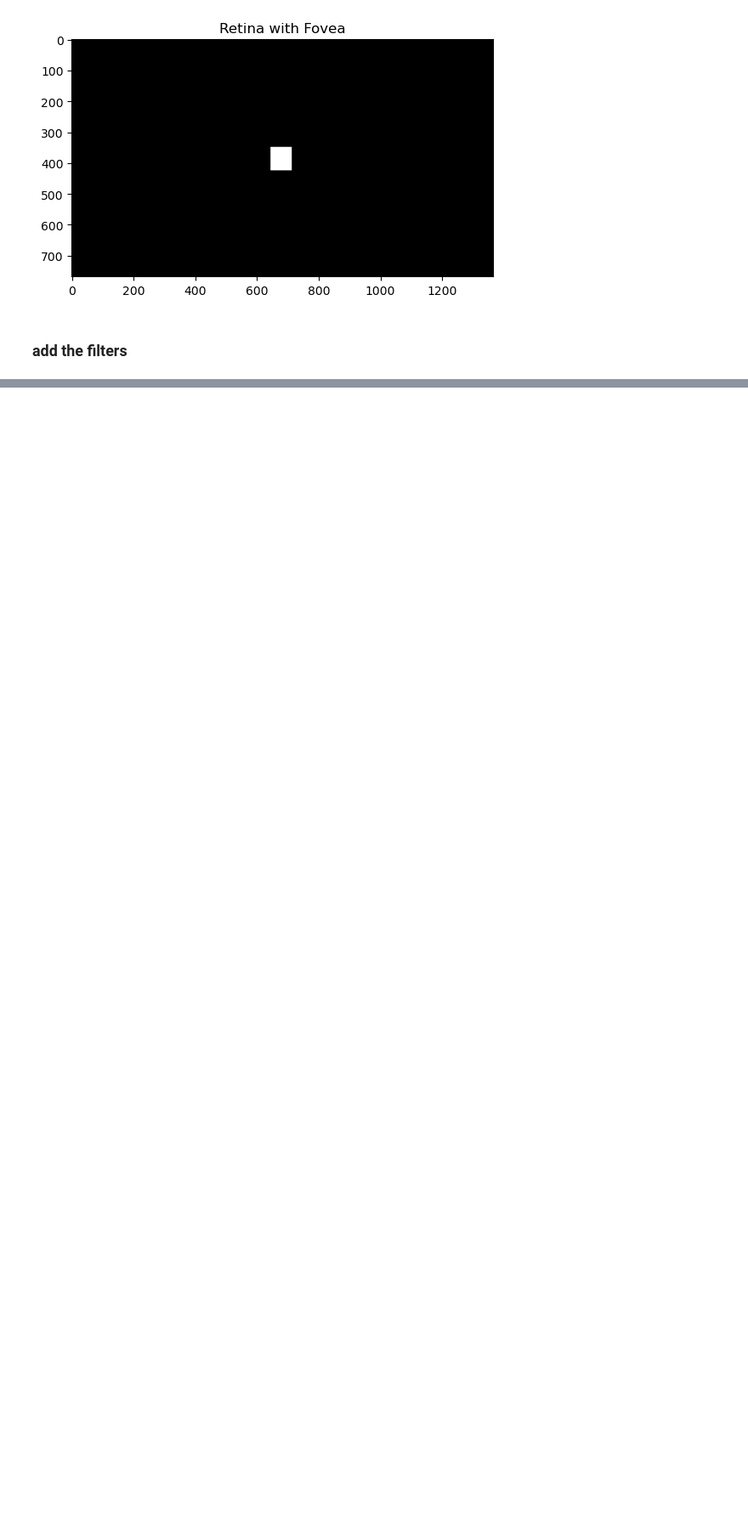
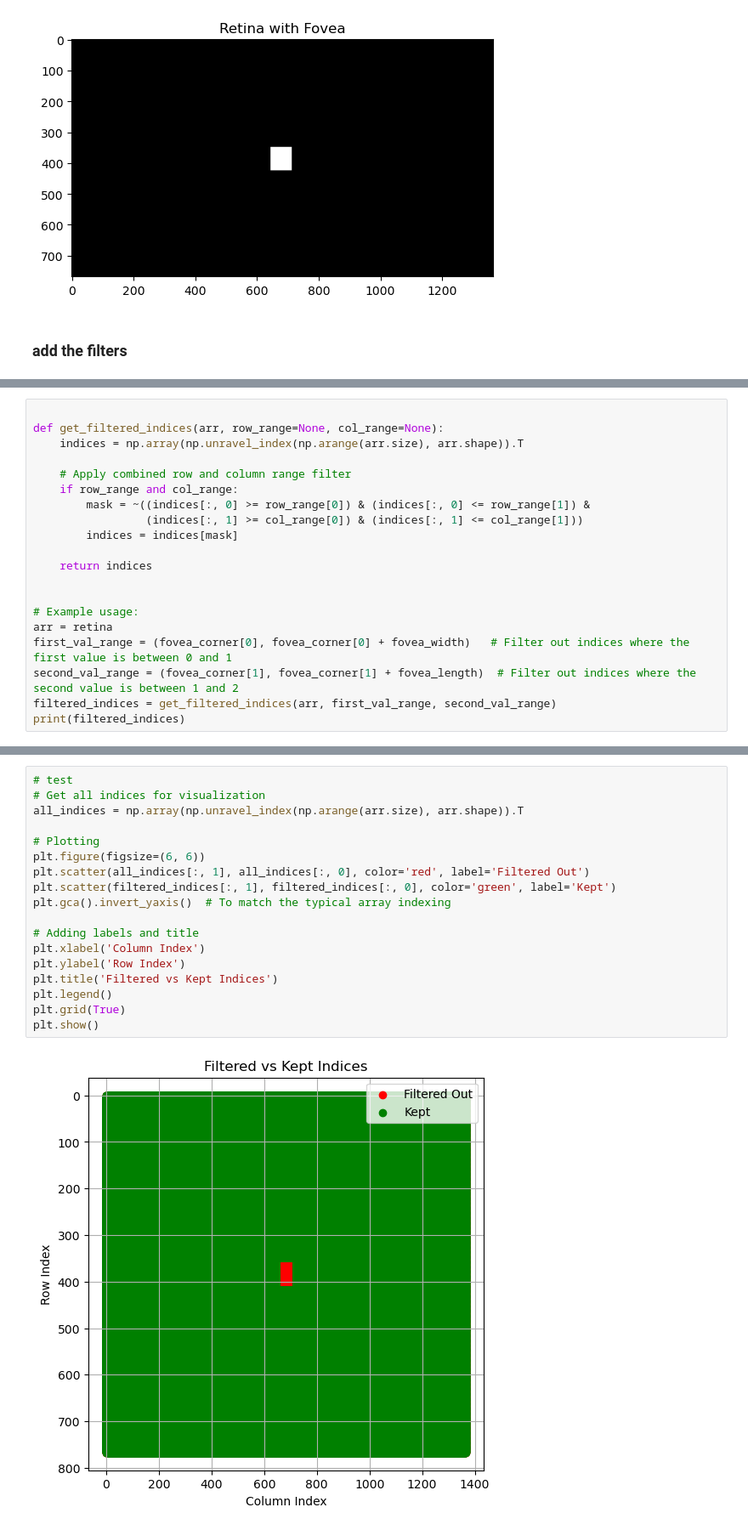
Before and after one commit to pre6/Creating_Retina_Using_CNN, a Jupyter notebook: 7. Get_Distribution_of_Rode_Cone_cells.ipynb, the cells around one changed output, grey strips where cells are left out. Shown at 85% size. Saved outputs shown, nothing was run; the diff lists cells and outputs as text; blank space fills up the shorter version.

```diff
--- a/7. Get_Distribution_of_Rode_Cone_cells.ipynb
+++ b/7. Get_Distribution_of_Rode_Cone_cells.ipynb
@@ -283,0 +174,20 @@ plt.show()
+# %%
+
+def get_filtered_indices(arr, row_range=None, col_range=None):
+    indices = np.array(np.unravel_index(np.arange(arr.size), arr.shape)).T
+
+    # Apply combined row and column range filter
+    if row_range and col_range:
+        mask = ~((indices[:, 0] >= row_range[0]) & (indices[:, 0] <= row_range[1]) &
+                 (indices[:, 1] >= col_range[0]) & (indices[:, 1] <= col_range[1]))
+        indices = indices[mask]
+
+    return indices
+
+
+# Example usage:
+arr = retina
+first_val_range = (fovea_corner[0], fovea_corner[0] + fovea_width)   # Filter out indices where the first value is between 0 and 1
+second_val_range = (fovea_corner[1], fovea_corner[1] + fovea_length)  # Filter out indices where the second value is between 1 and 2
+filtered_indices = get_filtered_indices(arr, first_val_range, second_val_range)
+print(filtered_indices)
@@ -283,0 +202,20 @@ plt.show()
+# %%
+# test
+# Get all indices for visualization
+all_indices = np.array(np.unravel_index(np.arange(arr.size), arr.shape)).T
+
+# Plotting
+plt.figure(figsize=(6, 6))
+plt.scatter(all_indices[:, 1], all_indices[:, 0], color='red', label='Filtered Out')
+plt.scatter(filtered_indices[:, 1], filtered_indices[:, 0], color='green', label='Kept')
+plt.gca().invert_yaxis()  # To match the typical array indexing
+
+# Adding labels and title
+plt.xlabel('Column Index')
+plt.ylabel('Row Index')
+plt.title('Filtered vs Kept Indices')
+plt.legend()
+plt.grid(True)
+plt.show()
+# %% [output]
+[figure, added]
```
Also changed, not shown: parts of 10 cells of this notebook, 1 other file.
